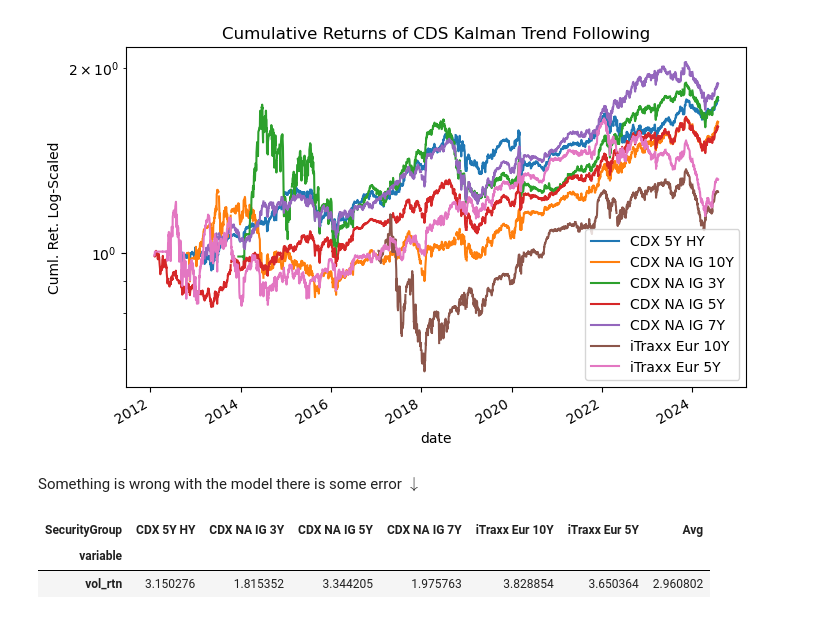
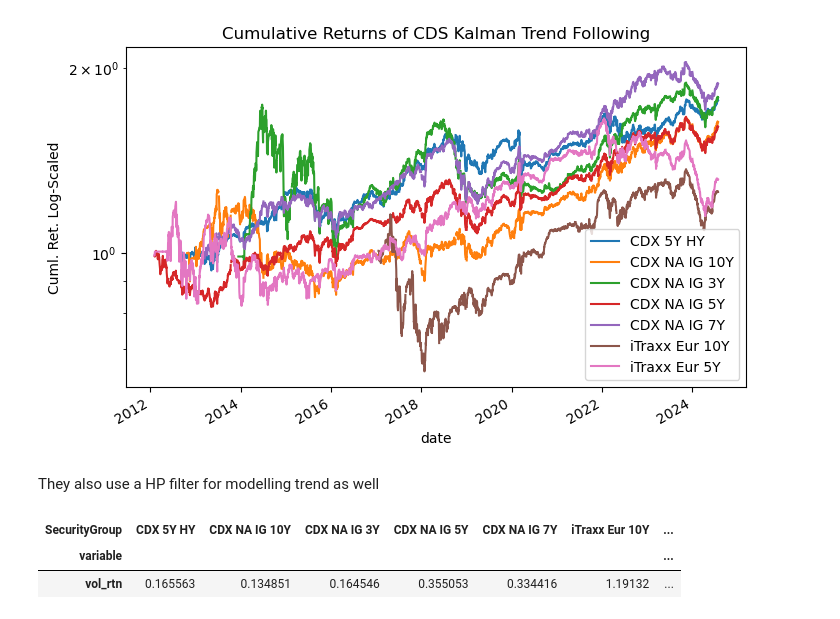
Before and after one commit to diegodalvarez/TrendSystem, a Jupyter notebook: Research/Writeups/SocieteGeneraleCreditIndices.ipynb, the cells around one changed output. Drawn from its saved outputs; the diff is of its cells as text; code cells hidden in the pictures.

```diff
--- a/Research/Writeups/SocieteGeneraleCreditIndices.ipynb
+++ b/Research/Writeups/SocieteGeneraleCreditIndices.ipynb
@@ -703,14 +675,2 @@ df_hp_rtn = (df_longer
-# %% [markdown]
-Something is wrong with the model there is some error $\downarrow$
-# %%
-(df_hp_rtn
-    [["SecurityGroup", "vol_rtn"]]
-    .dropna()
-    .groupby("SecurityGroup")
-    .agg(lambda x: x.mean() / x.std() * np.sqrt(252))
-    .T
-    .assign(Avg = lambda x: x.mean(axis = 1)))
-# %% [output]
-| SecurityGroup | CDX 5Y HY | CDX NA IG 3Y | CDX NA IG 5Y | CDX NA IG 7Y | iTraxx Eur 10Y | iTraxx Eur 5Y | Avg |
-| variable |  |  |  |  |  |  |  |
-| vol_rtn | 3.150276 | 1.815352 | 3.344205 | 1.975763 | 3.828854 | 3.650364 | 2.960802 |
+# %% [markdown]
+They also use a HP filter for modelling trend as well
@@ -716,0 +740,12 @@ Something is wrong with the model there is some error $\downarrow$
+# %%
+(df_hp_rtn
+    [["SecurityGroup", "vol_rtn"]]
+    .dropna()
+    .groupby("SecurityGroup")
+    .agg(lambda x: x.mean() / x.std() * np.sqrt(252))
+    .T
+    .assign(Average = lambda x: x.mean(axis = 1)))
+# %% [output]
+| SecurityGroup | CDX 5Y HY | CDX NA IG 10Y | CDX NA IG 3Y | CDX NA IG 5Y | CDX NA IG 7Y | iTraxx Eur 10Y | ... |
+| variable |  |  |  |  |  |  | ... |
+| vol_rtn | 0.165563 | 0.134851 | 0.164546 | 0.355053 | 0.334416 | 1.19132 | ... |
```
Also changed, not shown: parts of 8 cells of this notebook, 1 other file.
